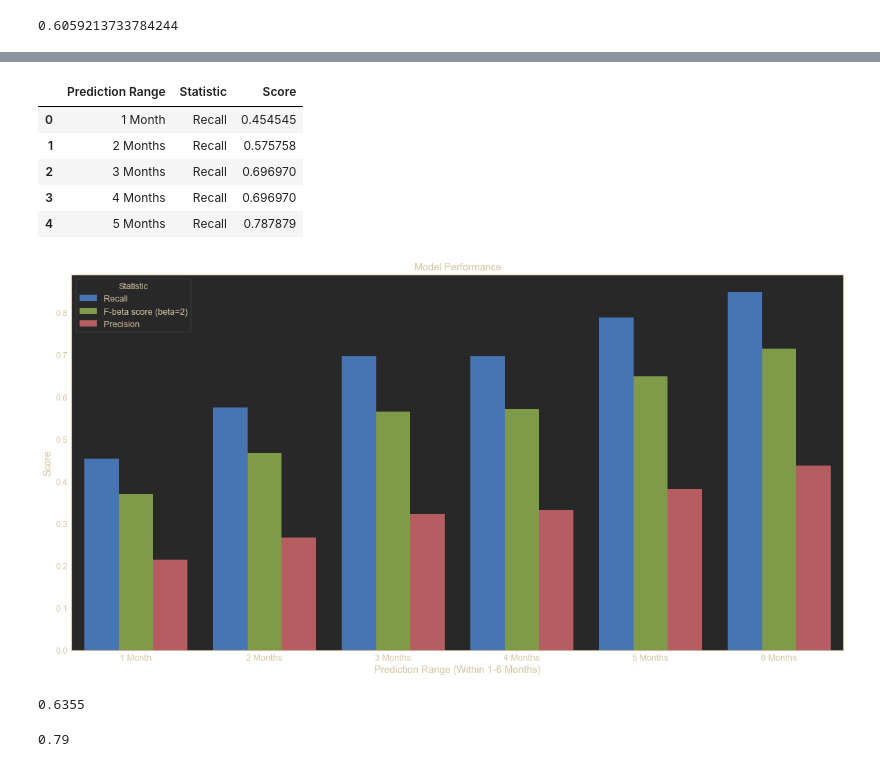
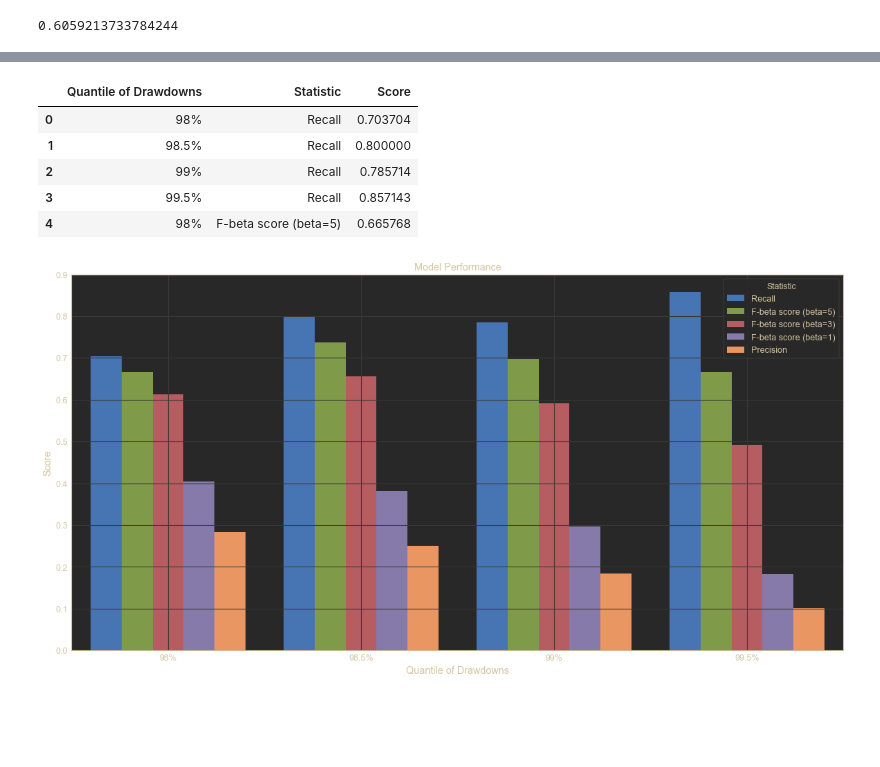
Before and after one commit to mayabenowitz/hedgepy, a Jupyter notebook: notebooks/1.1-dcor-centrality-svm.ipynb, the cells around one changed output, grey strips where cells are left out. Drawn from its saved outputs; the diff is of its cells as text; code cells hidden in the pictures; blank space fills up the shorter version.

Commit message:
granger causality test, aic test, updated recall, precision, fscores

```diff
--- a/notebooks/1.1-dcor-centrality-svm.ipynb
+++ b/notebooks/1.1-dcor-centrality-svm.ipynb
@@ -383,6 +509,6 @@ def get_dislocations(df_d, q):
     crashes = df_d[df_d['drawdown'] < df_d.quantile(q)[0]]
     return crashes
 
-dislocations = get_dislocations(df_d, q=0.975)
-dislocations
+dislocations = get_dislocations(df_d, q=0.98)
+dislocations.drop([pd.Timestamp('2000-10-04')], inplace=True)
 # %% [output]
@@ -564,31 +756,19 @@ y=['1 Month', '2 Months', '3 Months', '4 Months', '5 Months', '6 Months']
 # %%
-t = df_eval.melt(id_vars='Prediction Range')
-t.columns = ['Prediction Range', 'Statistic', 'Score']
-t.head()
+df_eval = df_eval.melt(id_vars='Quantile of Drawdowns')
+df_eval.columns = ['Quantile of Drawdowns', 'Statistic', 'Score']
+df_eval.head()
 # %% [output]
-|  | Prediction Range | Statistic | Score |
-| 0 | 1 Month | Recall | 0.454545 |
-| 1 | 2 Months | Recall | 0.575758 |
-| 2 | 3 Months | Recall | 0.696970 |
-| 3 | 4 Months | Recall | 0.696970 |
-| 4 | 5 Months | Recall | 0.787879 |
+|  | Quantile of Drawdowns | Statistic | Score |
+| 0 | 98% | Recall | 0.703704 |
+| 1 | 98.5% | Recall | 0.800000 |
+| 2 | 99% | Recall | 0.785714 |
+| 3 | 99.5% | Recall | 0.857143 |
+| 4 | 98% | F-beta score (beta=5) | 0.665768 |
 # %%
-sns.barplot(y='Score', x='Prediction Range', hue='Statistic', data=t)
+sns.barplot(y='Score', x='Quantile of Drawdowns', hue='Statistic', data=df_eval)
 plt.title('Model Performance')
-plt.xlabel('Prediction Range (Within 1-6 Months)')
-plt.grid(False)
-plt.savefig('../experiments/resources/dcor-eigencentrality-svm-perf-2000-2020')
+plt.xlabel('Quantile of Drawdowns')
+plt.grid(True)
+plt.savefig('../experiments/resources/dcor-eigencentrality-svm-perf2-2000-2020', bbox_inches="tight")
 # %% [output]
-[figure, old version]
+[figure, new version]
-# %%
-def w_score(precision, recall, alpha):
-    ws = ((alpha*precision + (1-alpha)*recall) + 0.58 )/2
-    return ws
-
-w_score(0.85, 0.32, 0.70)
-# %% [output]
-0.6355
-# %%
-(1 + 0.58) / 2
-# %% [output]
-0.79
```
Also changed, not shown: parts of 34 cells of this notebook, 6 other files.
